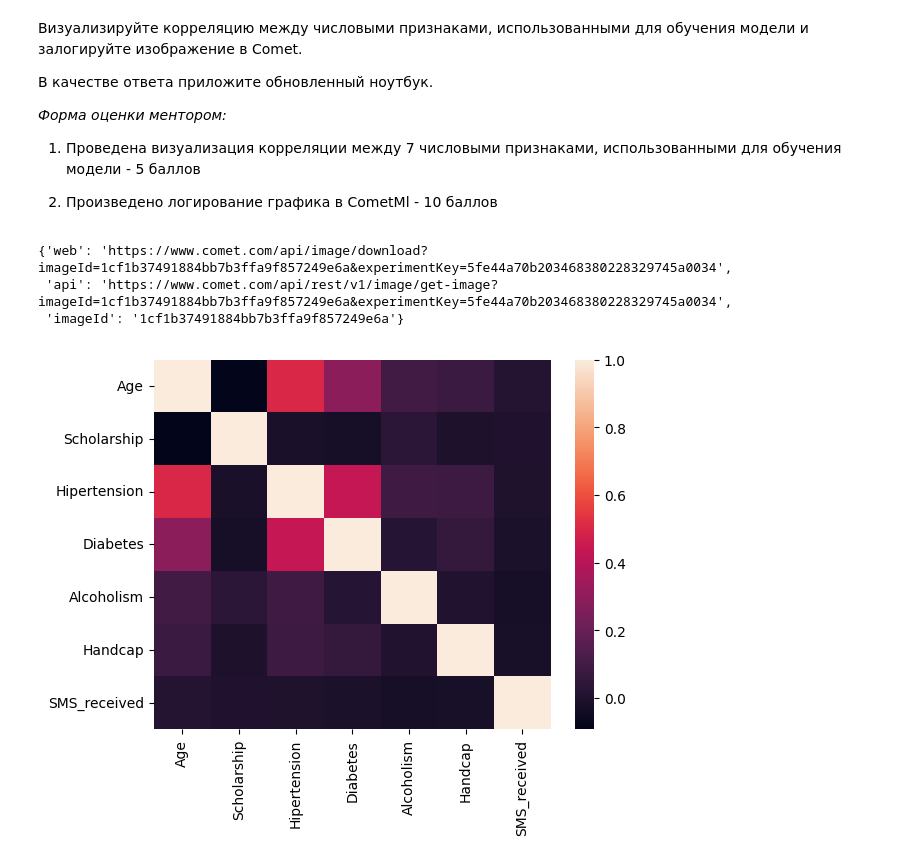
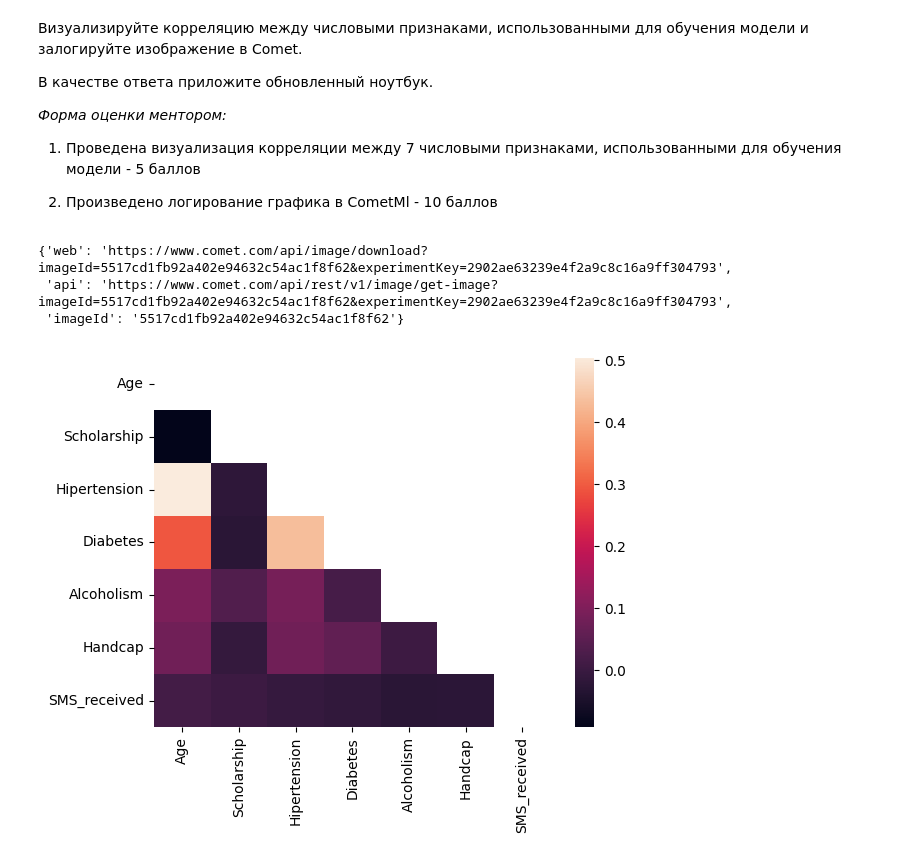
Before and after one commit to Dennniskoo/data_science, a Jupyter notebook: SkillFactory/ML/cometml.ipynb, the cells around one changed output. Drawn from its saved outputs; the diff is of its cells as text; code cells hidden in the pictures.

```diff
--- a/SkillFactory/ML/cometml.ipynb
+++ b/SkillFactory/ML/cometml.ipynb
@@ -239,17 +240,17 @@ experiment.display()
 # %%
 df = pd.read_csv('KaggleV2-May-2016.csv')
 
 df.drop(columns=['AppointmentID', 'PatientId', 'ScheduledDay', 'AppointmentDay', 'No-show'], inplace = True)
 numeric_data = df.select_dtypes(include='number')
 
-sns.heatmap(numeric_data.corr())
+sns.heatmap(numeric_data.corr(), mask=np.triu(numeric_data.corr()))
 
 experiment.log_figure()
 # %% [output]
-{'web': 'https://www.comet.com/api/image/download?imageId=1cf1b37491884bb7b3ffa9f857249e6a&experimentKey=5fe44a70b203468380228329745a0034',
- 'api': 'https://www.comet.com/api/rest/v1/image/get-image?imageId=1cf1b37491884bb7b3ffa9f857249e6a&experimentKey=5fe44a70b203468380228329745a0034',
- 'imageId': '1cf1b37491884bb7b3ffa9f857249e6a'}
+{'web': 'https://www.comet.com/api/image/download?imageId=5517cd1fb92a402e94632c54ac1f8f62&experimentKey=2902ae63239e4f2a9c8c16a9ff304793',
+ 'api': 'https://www.comet.com/api/rest/v1/image/get-image?imageId=5517cd1fb92a402e94632c54ac1f8f62&experimentKey=2902ae63239e4f2a9c8c16a9ff304793',
+ 'imageId': '5517cd1fb92a402e94632c54ac1f8f62'}
-[figure, old version]
+[figure, new version]
 # %%
 experiment.end()
 # %% [output]
```
Also changed, not shown: parts of 5 cells of this notebook, 5 other files.
